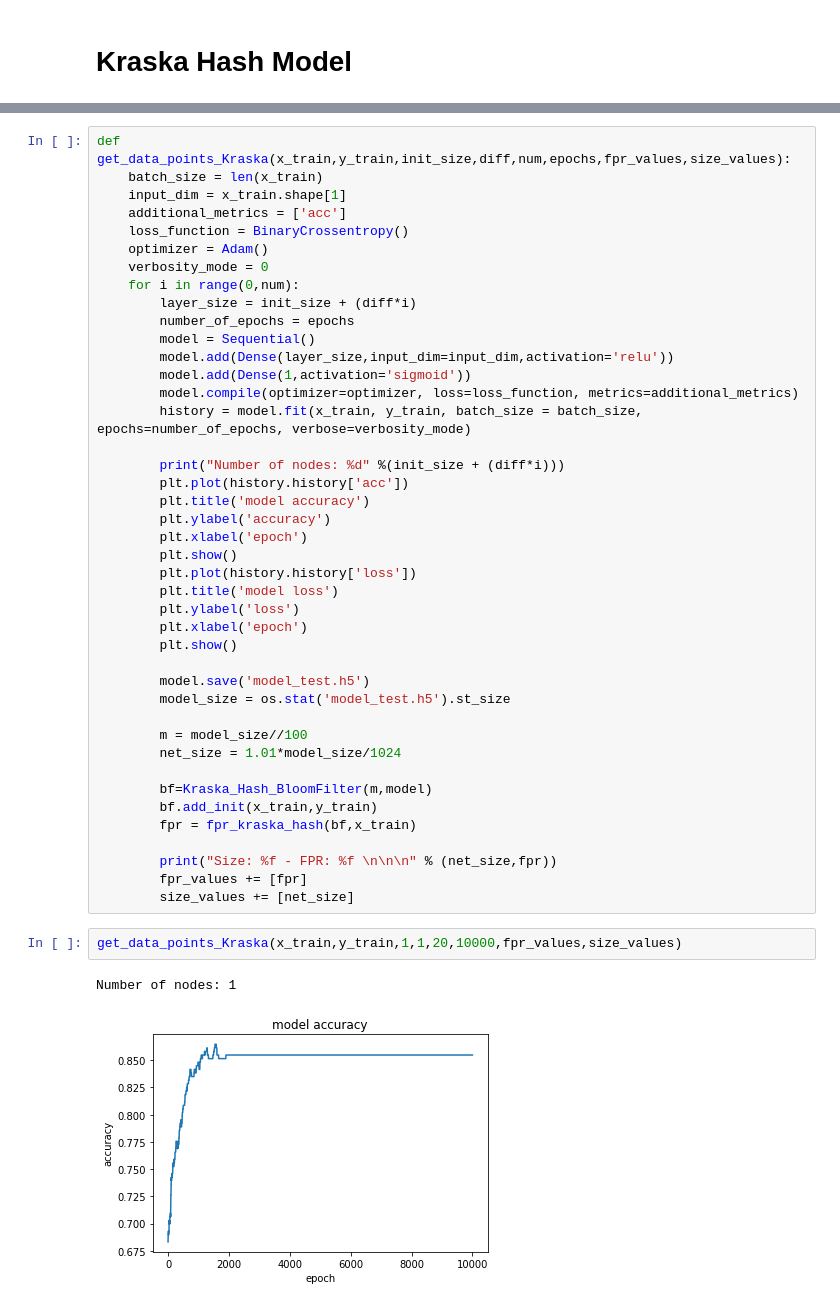
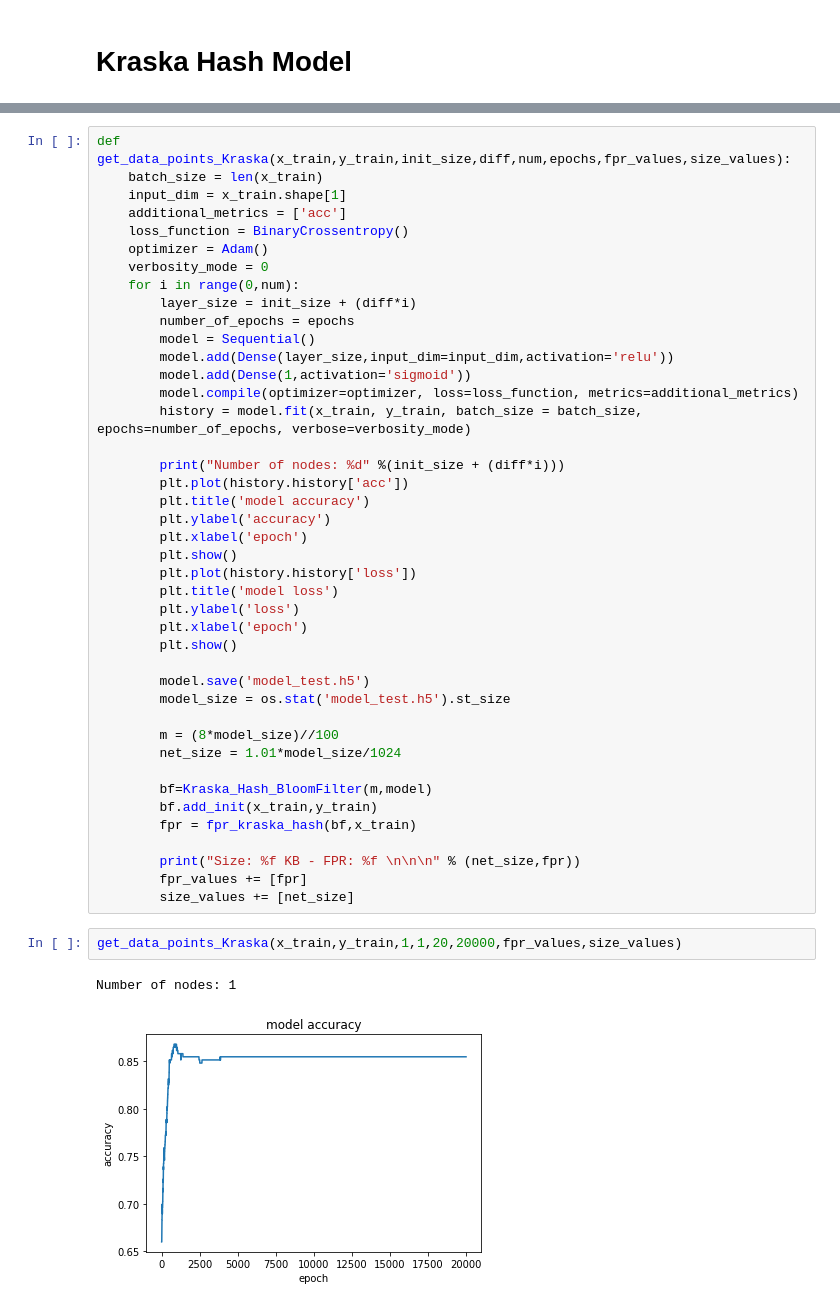
Before and after one commit to borthakur/Learned-Bloom-Filters, a Jupyter notebook: Heart_Disease_Dataset.ipynb, the cells around one changed output, grey strips where cells are left out. Cells and saved outputs as stored; diff of their text form.

```diff
--- a/Heart_Disease_Dataset.ipynb
+++ b/Heart_Disease_Dataset.ipynb
@@ -153,18 +153,18 @@ def get_data_points_Kraska(x_train,y_train,init_size,diff,num,epochs,fpr_values,
         model.save('model_test.h5')
         model_size = os.stat('model_test.h5').st_size
 
-        m = model_size//100
+        m = (8*model_size)//100
         net_size = 1.01*model_size/1024
 
         bf=Kraska_Hash_BloomFilter(m,model)
         bf.add_init(x_train,y_train)
         fpr = fpr_kraska_hash(bf,x_train)
 
-        print("Size: %f - FPR: %f \n\n\n" % (net_size,fpr))
+        print("Size: %f KB - FPR: %f \n\n\n" % (net_size,fpr))
         fpr_values += [fpr]
         size_values += [net_size]
 # %%
-get_data_points_Kraska(x_train,y_train,1,1,20,10000,fpr_values,size_values)
+get_data_points_Kraska(x_train,y_train,1,1,20,20000,fpr_values,size_values)
 # %% [output]
 Number of nodes: 1
-[figure, old version]
+[figure, new version]
```
Also changed, not shown: parts of 14 cells of this notebook.
